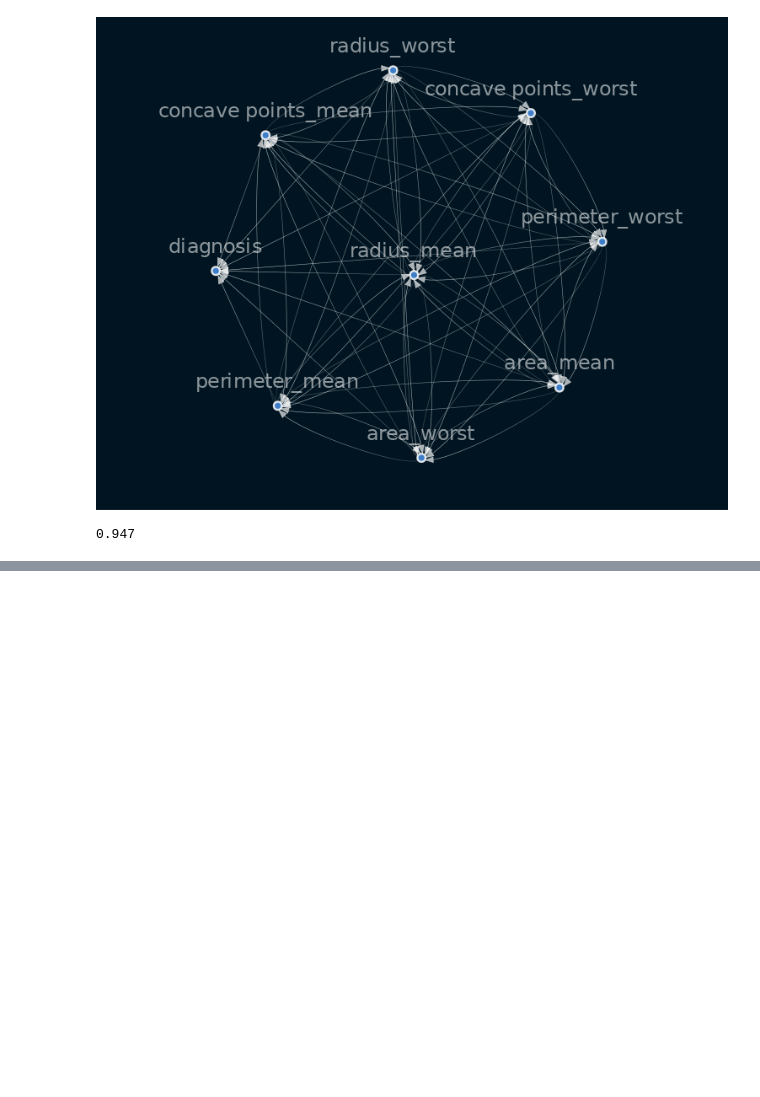
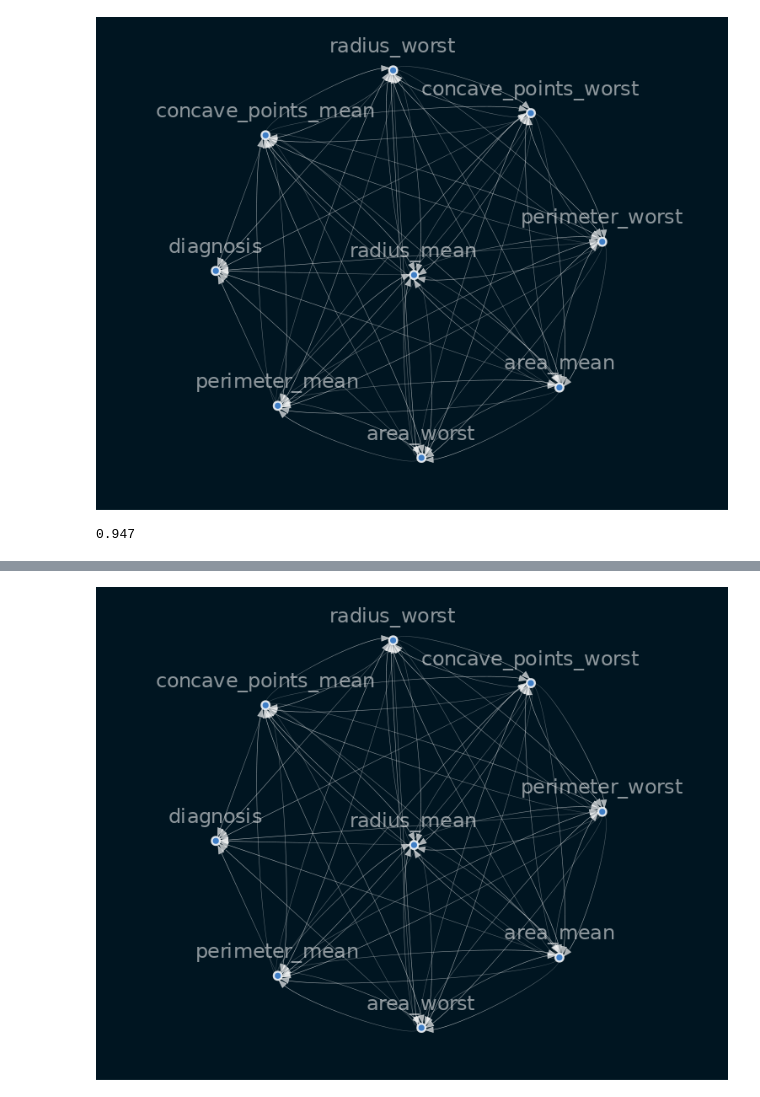
Before and after one commit to teddyk251/causal-inference, a Jupyter notebook: notebooks/causal_graph.ipynb, the cells around one changed output, grey strips where cells are left out. Saved outputs shown, nothing was run; the diff lists cells and outputs as text; code cells hidden in the pictures; blank space fills up the shorter version.

Commit message:
bayesian network

```diff
--- a/notebooks/causal_graph.ipynb
+++ b/notebooks/causal_graph.ipynb
@@ -94,6 +94,8 @@ normalized_data
 569 rows × 28 columns
 # %%
 normalized_data.insert(loc=0, column='diagnosis', value=x['diagnosis'])
+# %%
+normalized_data.rename(columns={'concave points_mean':'concave_points_mean', 'concave points_worst':'concave_points_worst'}, inplace=True)
 # %%
 %%time
 sm = from_pandas(normalized_data.iloc[:, :9], tabu_parent_nodes=['diagnosis'],)
@@ -126,6 +128,8 @@ vis_structure(sm)
 ## Causal Graph Stability
 # %%
 x_selected = normalized_data.iloc[:, :10]
+# %%
+x_selected.rename(columns={'concave points_mean':'concave_points_mean', 'concave points_worst':'concave_points_worst'}, inplace=True)
 # %% [markdown]
 ## 50%
 # %%
@@ -243,3 +247,8 @@ Wall time: 22.8 s
 jaccard_similarity(sm.edges, sm5.edges)
 # %% [output]
 0.947
+# %%
+bn = BayesianNetwork(sm)
+blanket = get_markov_blanket(bn, 'diagnosis')
+edge_list = list(blanket.structure.edges)
+edge_list
@@ -245,0 +271,4 @@ jaccard_similarity(sm.edges, sm5.edges)
+# %%
+vis_structure(blanket.structure)
+# %% [output]
+[figure, added]
```
Also changed, not shown: parts of 20 cells of this notebook.
